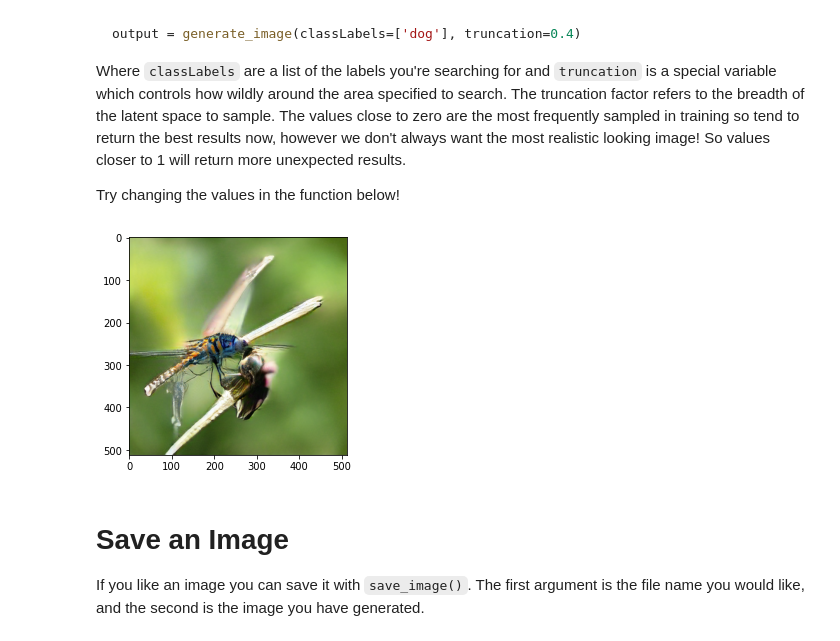
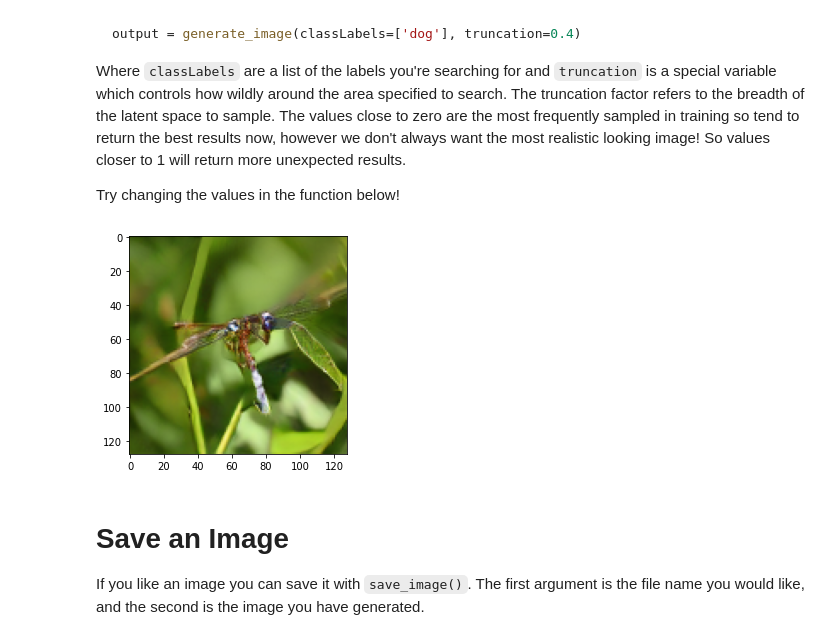
Before and after one commit to joshmurr/biodesign_biggan, a Jupyter notebook: BigGAN_Playground.ipynb, the cells around one changed output. Cells and saved outputs as stored; diff of their text form; code cells hidden in the pictures.

```diff
--- a/BigGAN_Playground.ipynb
+++ b/BigGAN_Playground.ipynb
@@ -82,8 +80,8 @@ from pytorch_pretrained_biggan import (BigGAN,
 # I recommend you get to grips with the model on 'biggan-deep-256' and
 # then if you want to make some higher quality images move onto 'biggan-deep-512'
 
-# model = BigGAN.from_pretrained('biggan-deep-128')
-model = BigGAN.from_pretrained('biggan-deep-256')
+model = BigGAN.from_pretrained('biggan-deep-128')
+# model = BigGAN.from_pretrained('biggan-deep-256')
 # model = BigGAN.from_pretrained('biggan-deep-512')
 # %% [output]
 [nltk_data] Downloading package wordnet to /root/nltk_data...
@@ -289,9 +287,9 @@ Where `classLabels` are a list of the labels you're searching for and `truncatio
 
 Try changing the values in the function below!
 # %%
-dragonfly = generate_image(classLabels=['sewing needle'], truncation=0.4)
+dragonfly = generate_image(classLabels=['dragonfly'], truncation=0.4)
 # %% [output]
-[figure, old version]
+[figure, new version]
 # %% [markdown]
 # __Save an Image__
 
```
Also changed, not shown: parts of 9 cells of this notebook.
